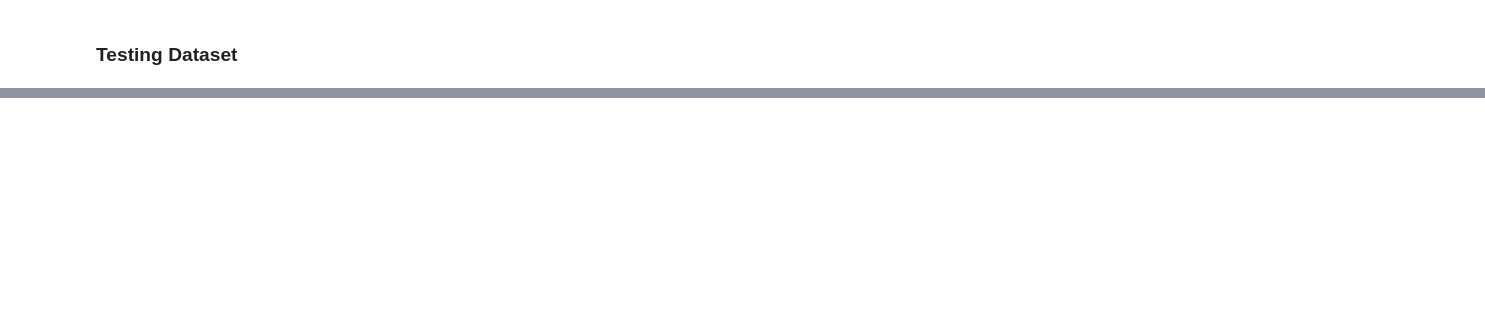
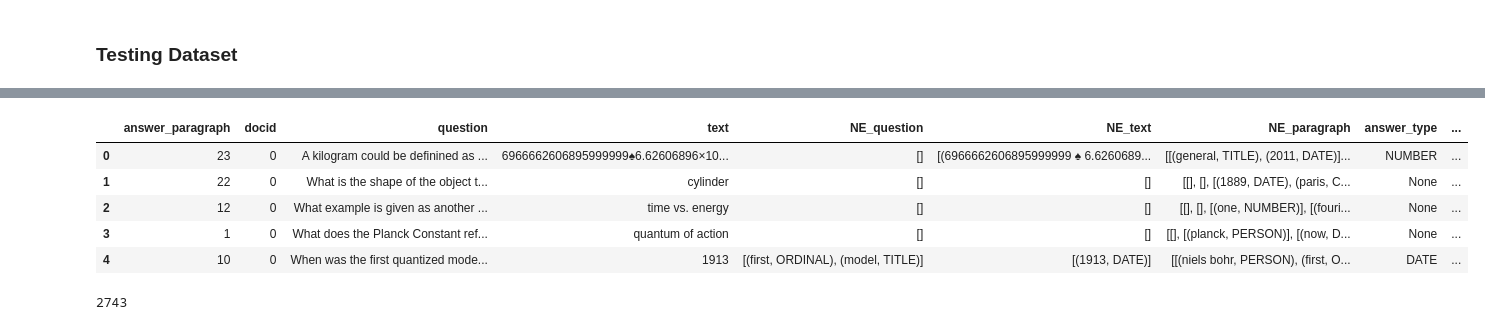
Before and after one commit to danielfelipegil/poisson, a Jupyter notebook: question-answering-dg.ipynb, the cells around one changed output, grey strips where cells are left out. Saved outputs shown, nothing was run; the diff lists cells and outputs as text; code cells hidden in the pictures; blank space fills up the shorter version.

```diff
--- a/question-answering-dg.ipynb
+++ b/question-answering-dg.ipynb
@@ -705,0 +904,13 @@ df_result.head()
+# %%
+df_training.head()
+# %% [output]
+|  | answer_paragraph | docid | question | text | NE_question | NE_text | NE_paragraph | answer_type | ... |
+| 0 | 23 | 0 | A kilogram could be definined as ... | 6966662606895999999♠6.62606896×10... | [] | [(6966662606895999999 ♠ 6.6260689... | [[(general, TITLE), (2011, DATE)]... | NUMBER | ... |
+| 1 | 22 | 0 | What is the shape of the object t... | cylinder | [] | [] | [[], [], [(1889, DATE), (paris, C... | None | ... |
+| 2 | 12 | 0 | What example is given as another ... | time vs. energy | [] | [] | [[], [], [(one, NUMBER)], [(fouri... | None | ... |
+| 3 | 1 | 0 | What does the Planck Constant ref... | quantum of action | [] | [] | [[], [(planck, PERSON)], [(now, D... | None | ... |
+| 4 | 10 | 0 | When was the first quantized mode... | 1913 | [(first, ORDINAL), (model, TITLE)] | [(1913, DATE)] | [[(niels bohr, PERSON), (first, O... | DATE | ... |
+# %%
+len(df_training[df_training.answer_found=='UNKNOWN'])
+# %% [output]
+2743
```
Also changed, not shown: parts of 34 cells of this notebook.
